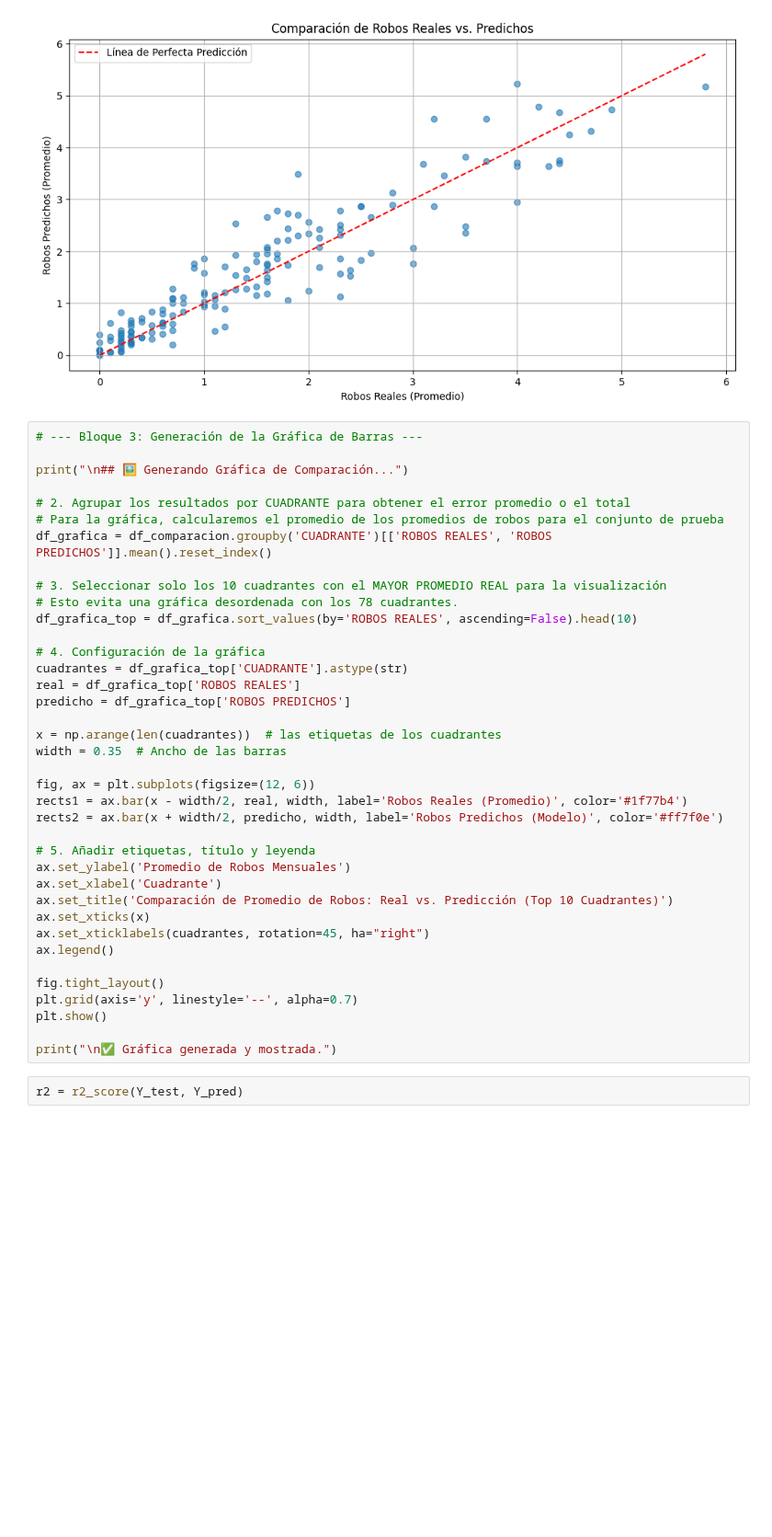
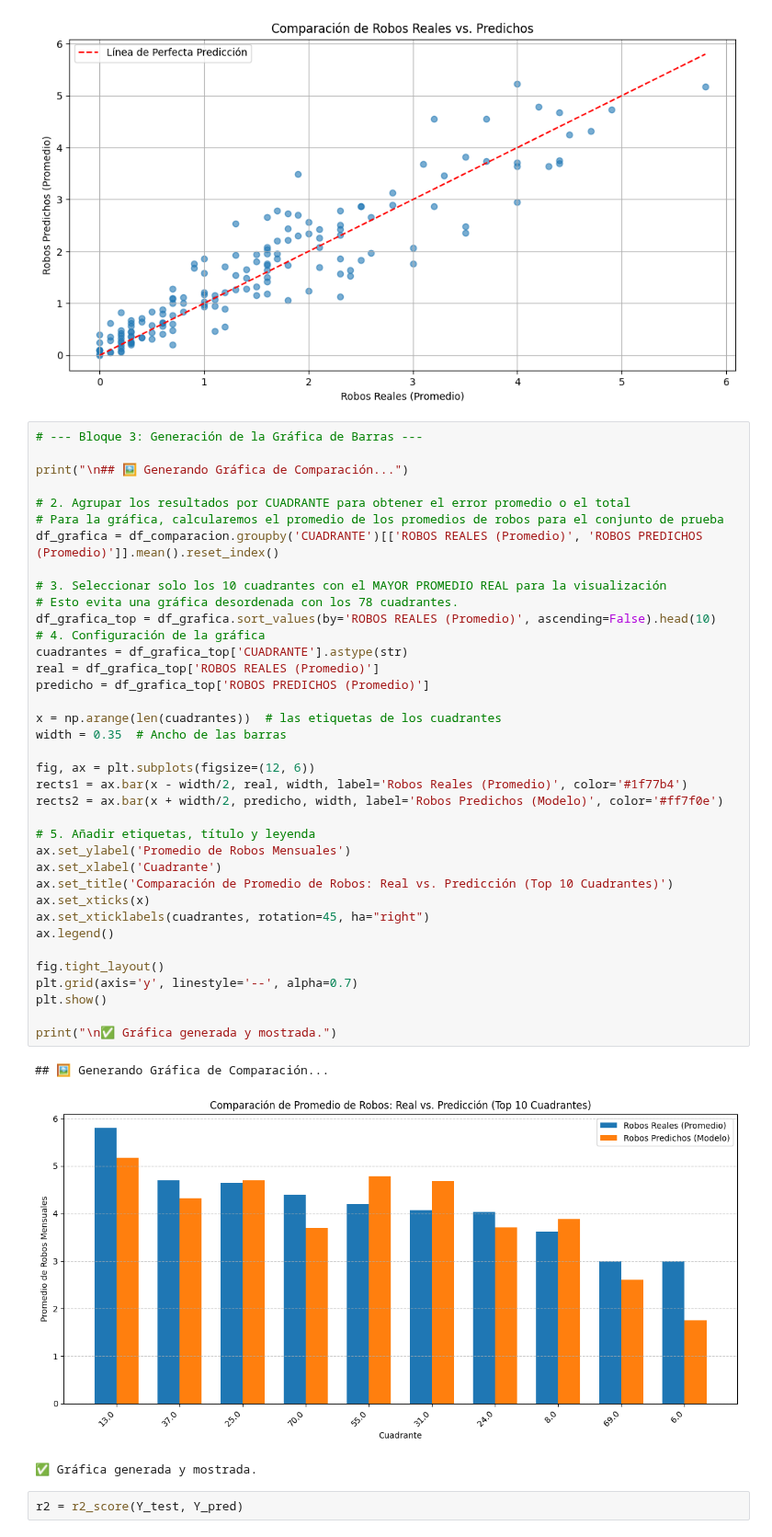
Before and after one commit to CLA-TI3001C-AD2025-G100/A01563230-EDA, a Jupyter notebook: FICOSEC_modelo_negocio.ipynb, the cells around one changed output. Shown at 92% size. Drawn from its saved outputs; the diff is of its cells as text; blank space fills up the shorter version.

```diff
--- a/FICOSEC_modelo_negocio.ipynb
+++ b/FICOSEC_modelo_negocio.ipynb
@@ -589,38 +589,41 @@ plt.show()
 print("\n## 🖼️ Generando Gráfica de Comparación...")
 
 # 2. Agrupar los resultados por CUADRANTE para obtener el error promedio o el total
 # Para la gráfica, calcularemos el promedio de los promedios de robos para el conjunto de prueba
-df_grafica = df_comparacion.groupby('CUADRANTE')[['ROBOS REALES', 'ROBOS PREDICHOS']].mean().reset_index()
+df_grafica = df_comparacion.groupby('CUADRANTE')[['ROBOS REALES (Promedio)', 'ROBOS PREDICHOS (Promedio)']].mean().reset_index()
 
 # 3. Seleccionar solo los 10 cuadrantes con el MAYOR PROMEDIO REAL para la visualización
 # Esto evita una gráfica desordenada con los 78 cuadrantes.
-df_grafica_top = df_grafica.sort_values(by='ROBOS REALES', ascending=False).head(10)
-
+df_grafica_top = df_grafica.sort_values(by='ROBOS REALES (Promedio)', ascending=False).head(10)
 # 4. Configuración de la gráfica
 cuadrantes = df_grafica_top['CUADRANTE'].astype(str)
-real = df_grafica_top['ROBOS REALES']
-predicho = df_grafica_top['ROBOS PREDICHOS']
+real = df_grafica_top['ROBOS REALES (Promedio)']
+predicho = df_grafica_top['ROBOS PREDICHOS (Promedio)']
 
 x = np.arange(len(cuadrantes))  # las etiquetas de los cuadrantes
 width = 0.35  # Ancho de las barras
 
 fig, ax = plt.subplots(figsize=(12, 6))
 rects1 = ax.bar(x - width/2, real, width, label='Robos Reales (Promedio)', color='#1f77b4')
 rects2 = ax.bar(x + width/2, predicho, width, label='Robos Predichos (Modelo)', color='#ff7f0e')
 
 # 5. Añadir etiquetas, título y leyenda
 ax.set_ylabel('Promedio de Robos Mensuales')
 ax.set_xlabel('Cuadrante')
 ax.set_title('Comparación de Promedio de Robos: Real vs. Predicción (Top 10 Cuadrantes)')
 ax.set_xticks(x)
 ax.set_xticklabels(cuadrantes, rotation=45, ha="right")
 ax.legend()
 
 fig.tight_layout()
 plt.grid(axis='y', linestyle='--', alpha=0.7)
 plt.show()
 
 print("\n✅ Gráfica generada y mostrada.")
+# %% [output]
+## 🖼️ Generando Gráfica de Comparación...
+[figure, added]
+✅ Gráfica generada y mostrada.
 # %%
 r2 = r2_score(Y_test, Y_pred)
 # %%
```
